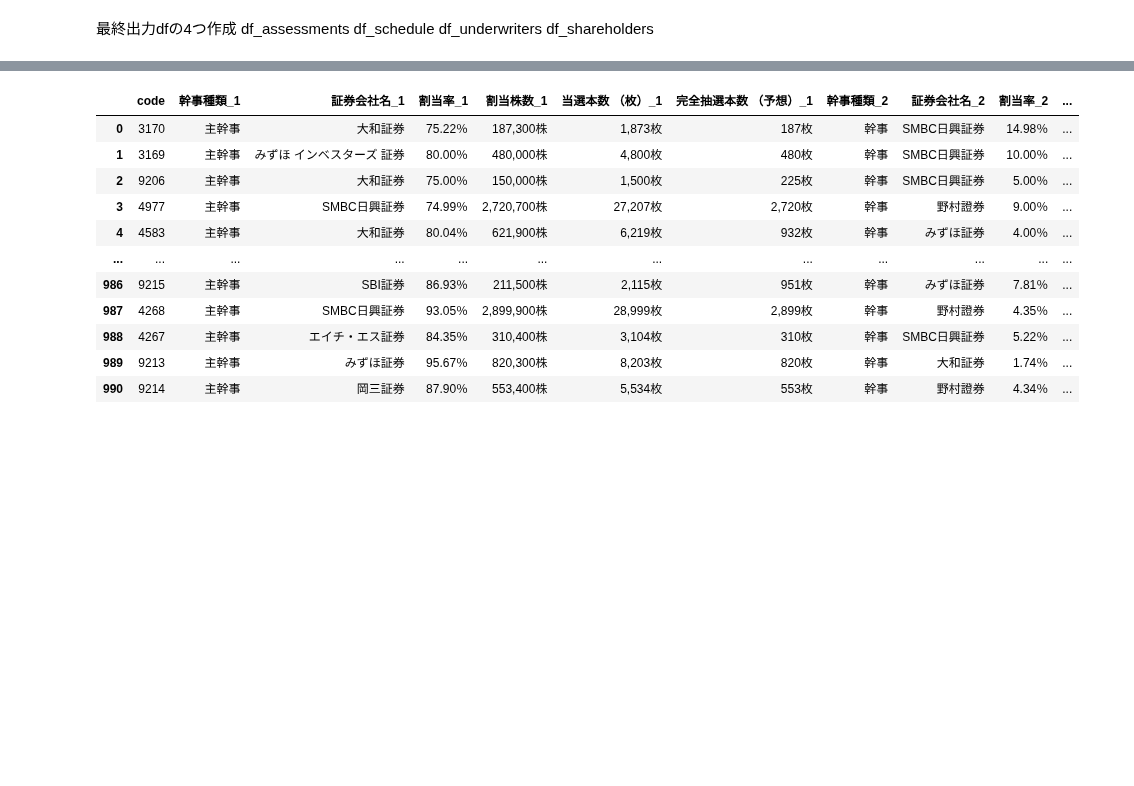
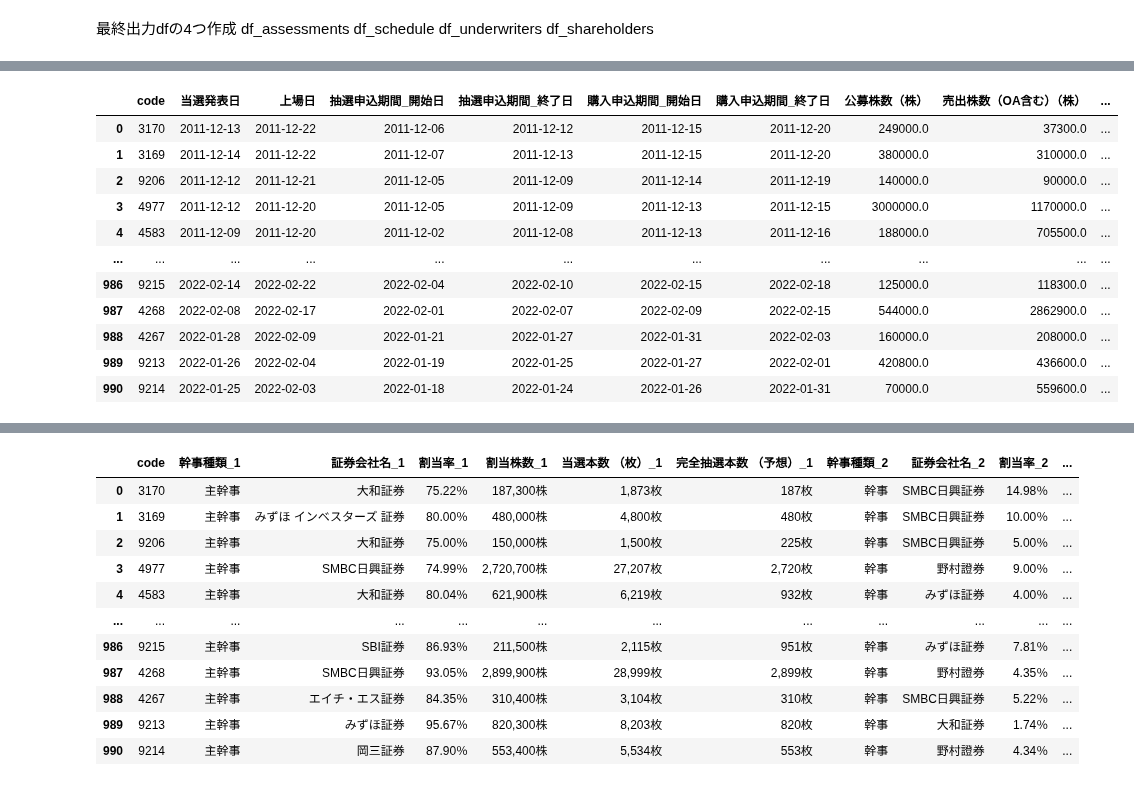
Before and after one commit to ryota1215/stock_tools, a Jupyter notebook: notebook/scraping_ipo.ipynb, the cells around one changed output, grey strips where cells are left out. Drawn from its saved outputs; the diff is of its cells as text; code cells hidden in the pictures; blank space fills up the shorter version.

Commit message:
feat #28 IPO銘柄データをスクレイピング
df_scheduleの列の分割と文字列の整形、欠損のチェック実施

```diff
--- a/notebook/scraping_ipo.ipynb
+++ b/notebook/scraping_ipo.ipynb
@@ -16,6 +16,8 @@ from webdriver_manager.chrome import ChromeDriverManager
 from selenium import webdriver
 from selenium.webdriver.chrome.options import Options
 # %%
+pd.set_option('display.max_rows', 30)
+# pd.options.display.max_rows = 30
 pd.set_option('display.max_columns', 20)
 # %%
 # https://web-kiwami.com/python-beautyfulsoup4.html
@@ -680,0 +654,66 @@ df_schedule
+# %%
+# IPOスケジュール + IPO当選株数 output2/4
+df_schedule = df_scraping_all[[
+    "code",
+    "上場年",
+    "抽選申込期間",
+    "当選発表日",
+    "購入申込期間",
+    "上場日",
+    "公募株数",
+    "売出株数（OA含む）",
+    "当選株数合計"
+]]
+# 分割　（二つに列を分ける場合）
+df_schedule = df_schedule.assign(A=df_schedule["抽選申込期間"].str.split('～|-').str[0])
+df_schedule = df_schedule.assign(B=df_schedule["抽選申込期間"].str.split('～|-').str[1])
+df_schedule = df_schedule.assign(C=df_schedule["購入申込期間"].str.split('～|-').str[0])
+df_schedule = df_schedule.assign(D=df_schedule["購入申込期間"].str.split('～|-').str[1])
+df_schedule = df_schedule.assign(E=df_schedule["公募株数"].str.split('株|口').str[0])
+df_schedule = df_schedule.assign(F=df_schedule["売出株数（OA含む）"].str.split('株|口').str[0])
+df_schedule = df_schedule.assign(G=df_schedule["当選株数合計"].str.split('株|口').str[0])
+# rename
+df_schedule = df_schedule.rename(columns={
+    "A":"抽選申込期間_開始日",
+    "B":"抽選申込期間_終了日",
+    "C":"購入申込期間_開始日",
+    "D":"購入申込期間_終了日",
+    "E":"公募株数（株）",
+    "F":"売出株数（OA含む）（株）",
+    "G":"当選株数合計（株）",
+    })
+# . ,  円の削除
+df_schedule['公募株数（株）'] = df_schedule['公募株数（株）'].str.replace('円','').str.replace(',','').str.replace('.','').astype(float)
+df_schedule['売出株数（OA含む）（株）'] = df_schedule['売出株数（OA含む）（株）'].str.replace('円','').str.replace(',','').str.replace('.','').astype(float)
+df_schedule['当選株数合計（株）'] = df_schedule['当選株数合計（株）'].str.replace('円','').str.replace(',','').str.replace('.','').astype(float)
+# 日付をpd.to_datetimeで読み取れるように文字列の形を統一する
+df_schedule["当選発表日"] = df_schedule['当選発表日'].apply(lambda x: re.search(r'(\d+月\d+日)', x).group(1) if re.search(r'(\d+月\d+日)', x) else "N/A")
+df_schedule["上場日"] = df_schedule['上場日'].apply(lambda x: re.search(r'(\d+月\d+日)', x).group(1) if re.search(r'(\d+月\d+日)', x) else "N/A")
+df_schedule["抽選申込期間_開始日"] = df_schedule['抽選申込期間_開始日'].apply(lambda x: re.search(r'(\d+月\d+日)', x).group(1) if re.search(r'(\d+月\d+日)', x) else "N/A")
+df_schedule['抽選申込期間_終了日'] = df_schedule['抽選申込期間_終了日'].apply(lambda x: re.search(r'(\d+月\d+日)', x).group(1) if re.search(r'(\d+月\d+日)', x) else "N/A")
+df_schedule["購入申込期間_開始日"] = df_schedule['購入申込期間_開始日'].apply(lambda x: re.search(r'(\d+月\d+日)', x).group(1) if re.search(r'(\d+月\d+日)', x) else "N/A")
+df_schedule["購入申込期間_終了日"] = df_schedule['購入申込期間_終了日'].apply(lambda x: re.search(r'(\d+月\d+日)', x).group(1) if re.search(r'(\d+月\d+日)', x) else "N/A")
+# 年と月日の文字列を合成
+df_schedule["当選発表日"] = df_schedule.apply(lambda row: row['上場年'] + '年' + row['当選発表日'], axis=1)
+df_schedule["上場日"] = df_schedule.apply(lambda row: row['上場年'] + '年' + row['上場日'], axis=1)
+df_schedule["抽選申込期間_開始日"] = df_schedule.apply(lambda row: row['上場年'] + '年' + row['抽選申込期間_開始日'], axis=1)
+df_schedule["抽選申込期間_終了日"] = df_schedule.apply(lambda row: row['上場年'] + '年' + row['抽選申込期間_終了日'], axis=1)
+df_schedule["購入申込期間_開始日"] = df_schedule.apply(lambda row: row['上場年'] + '年' + row['購入申込期間_開始日'], axis=1)
+df_schedule["購入申込期間_終了日"] = df_schedule.apply(lambda row: row['上場年'] + '年' + row['購入申込期間_終了日'], axis=1)
+# 日付（年月日）をdatatime型に変換
+df_schedule["当選発表日"] = pd.to_datetime(df_schedule["当選発表日"], format="%Y年%m月%d日", errors="coerce")
+df_schedule["上場日"] = pd.to_datetime(df_schedule["上場日"], format="%Y年%m月%d日", errors="coerce")
+df_schedule["抽選申込期間_開始日"] = pd.to_datetime(df_schedule["抽選申込期間_開始日"], format="%Y年%m月%d日", errors="coerce")
+df_schedule["抽選申込期間_終了日"] = pd.to_datetime(df_schedule["抽選申込期間_終了日"], format="%Y年%m月%d日", errors="coerce")
+df_schedule["購入申込期間_開始日"] = pd.to_datetime(df_schedule["購入申込期間_開始日"], format="%Y年%m月%d日", errors="coerce")
+df_schedule["購入申込期間_終了日"] = pd.to_datetime(df_schedule["購入申込期間_終了日"], format="%Y年%m月%d日", errors="coerce")
+# 不必要な列drop
+df_schedule = df_schedule.drop("公募株数", axis=1)
+df_schedule = df_schedule.drop("売出株数（OA含む）", axis=1)
+df_schedule = df_schedule.drop("当選株数合計", axis=1)
+df_schedule = df_schedule.drop("抽選申込期間", axis=1)
+df_schedule = df_schedule.drop("購入申込期間", axis=1)
+df_schedule = df_schedule.drop("上場年", axis=1)
+print(df_schedule.isnull().sum())
+df_schedule
+# %% [output]
@@ -680,0 +731,12 @@ df_schedule
+|  | code | 当選発表日 | 上場日 | 抽選申込期間_開始日 | 抽選申込期間_終了日 | 購入申込期間_開始日 | 購入申込期間_終了日 | 公募株数（株） | 売出株数（OA含む）（株） | ... |
+| 0 | 3170 | 2011-12-13 | 2011-12-22 | 2011-12-06 | 2011-12-12 | 2011-12-15 | 2011-12-20 | 249000.0 | 37300.0 | ... |
+| 1 | 3169 | 2011-12-14 | 2011-12-22 | 2011-12-07 | 2011-12-13 | 2011-12-15 | 2011-12-20 | 380000.0 | 310000.0 | ... |
+| 2 | 9206 | 2011-12-12 | 2011-12-21 | 2011-12-05 | 2011-12-09 | 2011-12-14 | 2011-12-19 | 140000.0 | 90000.0 | ... |
+| 3 | 4977 | 2011-12-12 | 2011-12-20 | 2011-12-05 | 2011-12-09 | 2011-12-13 | 2011-12-15 | 3000000.0 | 1170000.0 | ... |
+| 4 | 4583 | 2011-12-09 | 2011-12-20 | 2011-12-02 | 2011-12-08 | 2011-12-13 | 2011-12-16 | 188000.0 | 705500.0 | ... |
+| ... | ... | ... | ... | ... | ... | ... | ... | ... | ... | ... |
+| 986 | 9215 | 2022-02-14 | 2022-02-22 | 2022-02-04 | 2022-02-10 | 2022-02-15 | 2022-02-18 | 125000.0 | 118300.0 | ... |
+| 987 | 4268 | 2022-02-08 | 2022-02-17 | 2022-02-01 | 2022-02-07 | 2022-02-09 | 2022-02-15 | 544000.0 | 2862900.0 | ... |
+| 988 | 4267 | 2022-01-28 | 2022-02-09 | 2022-01-21 | 2022-01-27 | 2022-01-31 | 2022-02-03 | 160000.0 | 208000.0 | ... |
+| 989 | 9213 | 2022-01-26 | 2022-02-04 | 2022-01-19 | 2022-01-25 | 2022-01-27 | 2022-02-01 | 420800.0 | 436600.0 | ... |
+| 990 | 9214 | 2022-01-25 | 2022-02-03 | 2022-01-18 | 2022-01-24 | 2022-01-26 | 2022-01-31 | 70000.0 | 559600.0 | ... |
```
Also changed, not shown: parts of 4 cells of this notebook.
